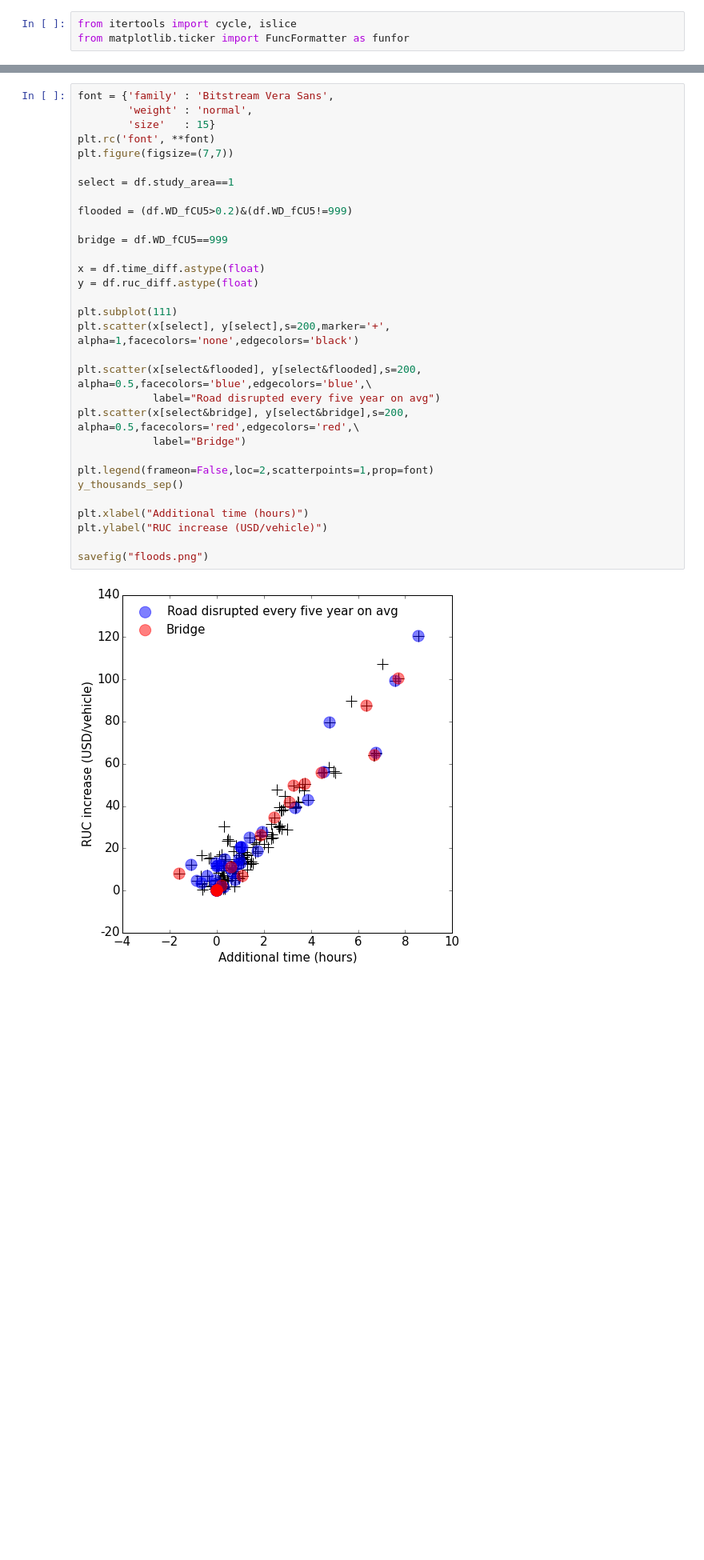
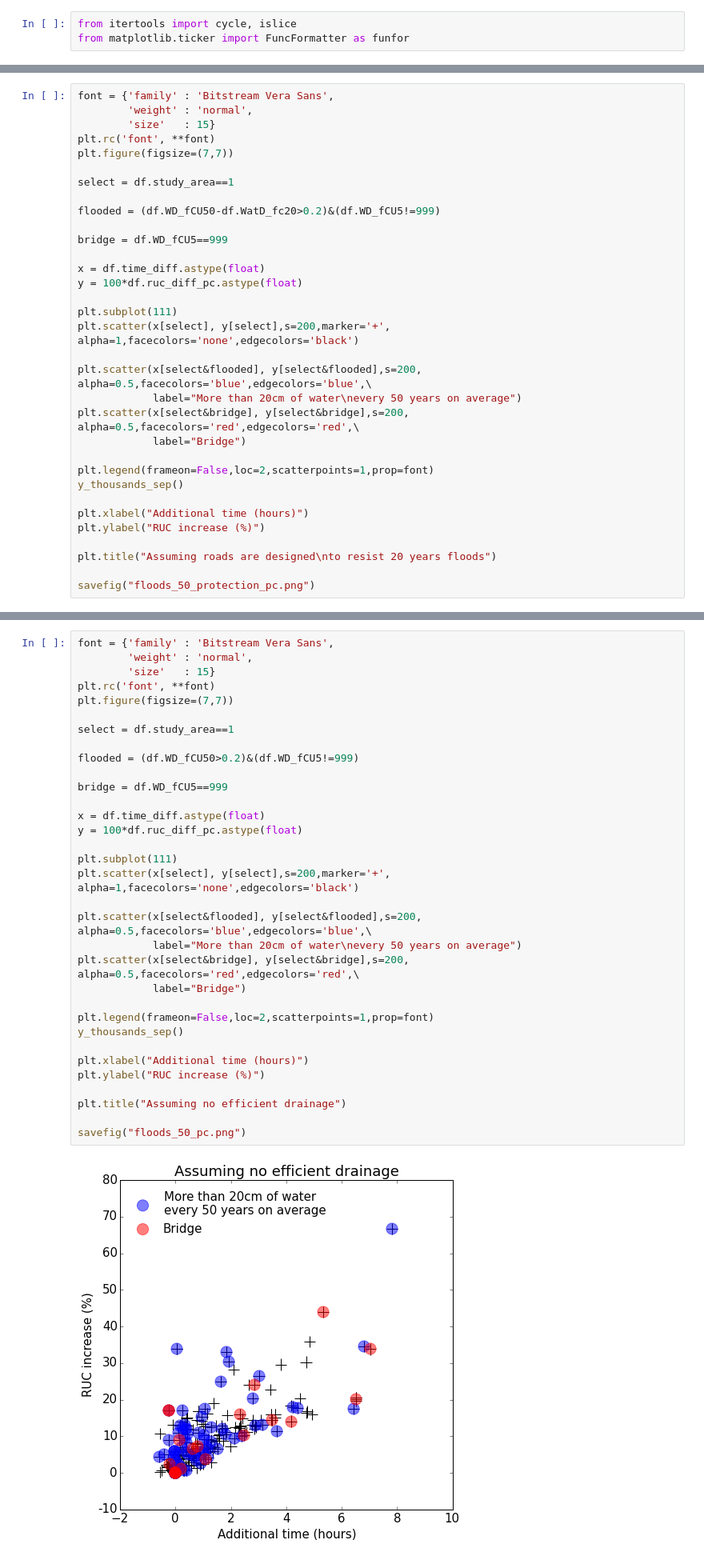
Before and after one commit to julierozz/mozambique, a Jupyter notebook: initial_analysis.ipynb, the cells around one changed output, grey strips where cells are left out. Shown: that part at 80% size. Drawn from its saved outputs; the diff is of its cells as text; blank space fills up the shorter version.

```diff
--- a/initial_analysis.ipynb
+++ b/initial_analysis.ipynb
@@ -277,0 +330,33 @@ def savefig(path, **kwargs):
+# %%
+font = {'family' : 'Bitstream Vera Sans',
+        'weight' : 'normal',
+        'size'   : 15}
+plt.rc('font', **font)
+plt.figure(figsize=(7,7))
+
+select = df.study_area==1
+
+flooded = (df.WD_fCU50-df.WatD_fc20>0.2)&(df.WD_fCU5!=999)
+
+bridge = df.WD_fCU5==999
+
+x = df.time_diff.astype(float)
+y = 100*df.ruc_diff_pc.astype(float)
+
+plt.subplot(111)
+plt.scatter(x[select], y[select],s=200,marker='+', alpha=1,facecolors='none',edgecolors='black')
+
+plt.scatter(x[select&flooded], y[select&flooded],s=200, alpha=0.5,facecolors='blue',edgecolors='blue',\
+            label="More than 20cm of water\nevery 50 years on average")
+plt.scatter(x[select&bridge], y[select&bridge],s=200, alpha=0.5,facecolors='red',edgecolors='red',\
+            label="Bridge")
+
+plt.legend(frameon=False,loc=2,scatterpoints=1,prop=font)
+y_thousands_sep()
+
+plt.xlabel("Additional time (hours)")
+plt.ylabel("RUC increase (%)")
+
+plt.title("Assuming roads are designed\nto resist 20 years floods")
+
+savefig("floods_50_protection_pc.png")
@@ -278,36 +365,38 @@ def savefig(path, **kwargs):
 # %%
 font = {'family' : 'Bitstream Vera Sans',
         'weight' : 'normal',
         'size'   : 15}
 plt.rc('font', **font)
 plt.figure(figsize=(7,7))
 
 select = df.study_area==1
 
-flooded = (df.WD_fCU5>0.2)&(df.WD_fCU5!=999)
+flooded = (df.WD_fCU50>0.2)&(df.WD_fCU5!=999)
 
 bridge = df.WD_fCU5==999
 
 x = df.time_diff.astype(float)
-y = df.ruc_diff.astype(float)
+y = 100*df.ruc_diff_pc.astype(float)
 
 plt.subplot(111)
 plt.scatter(x[select], y[select],s=200,marker='+', alpha=1,facecolors='none',edgecolors='black')
 
 plt.scatter(x[select&flooded], y[select&flooded],s=200, alpha=0.5,facecolors='blue',edgecolors='blue',\
-            label="Road disrupted every five year on avg")
+            label="More than 20cm of water\nevery 50 years on average")
 plt.scatter(x[select&bridge], y[select&bridge],s=200, alpha=0.5,facecolors='red',edgecolors='red',\
             label="Bridge")
 
 plt.legend(frameon=False,loc=2,scatterpoints=1,prop=font)
 y_thousands_sep()
 
 plt.xlabel("Additional time (hours)")
-plt.ylabel("RUC increase (USD/vehicle)")
+plt.ylabel("RUC increase (%)")
 
-savefig("floods.png")
+plt.title("Assuming no efficient drainage")
+
+savefig("floods_50_pc.png")
 # %% [output]
-[figure, old version]
+[figure, new version]
 # %%
 font = {'family' : 'Bitstream Vera Sans',
         'weight' : 'normal',
```
Also changed, not shown: parts of 22 cells of this notebook.
